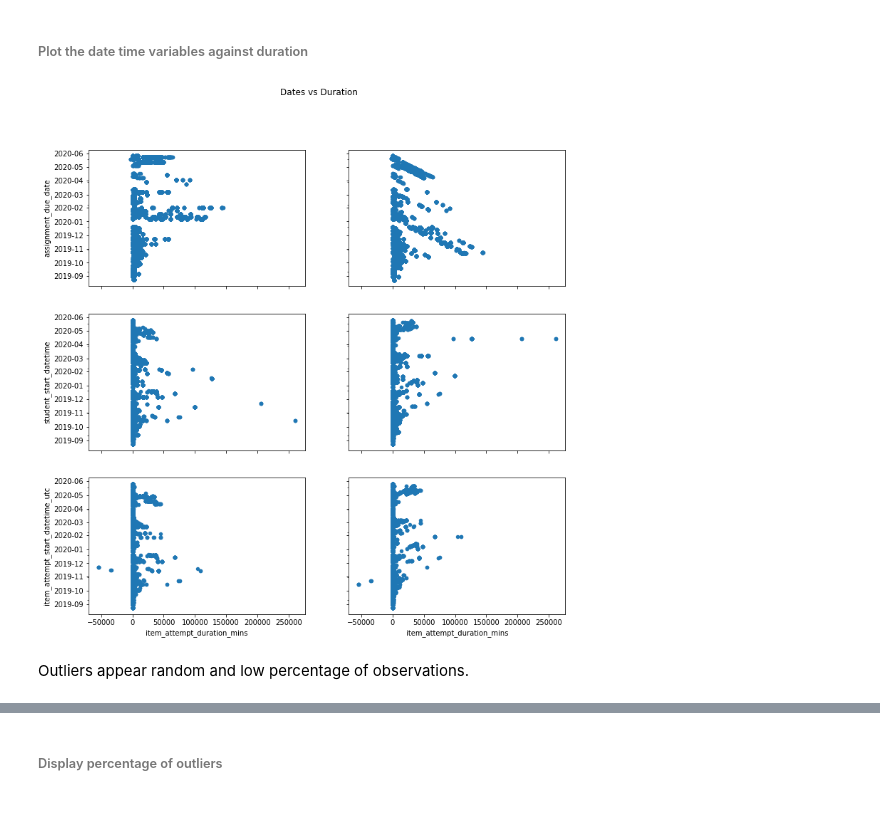
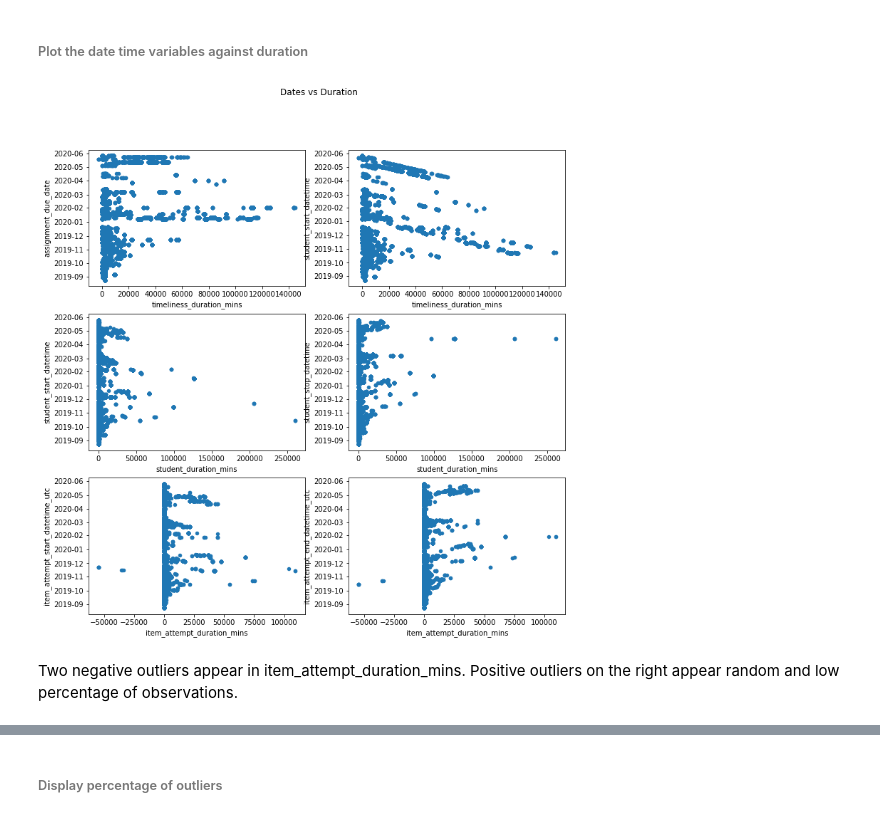
Before and after one commit to dlhinkley/c772-capstone-project, a Jupyter notebook: research-paper/02-data-preperation.ipynb, the cells around one changed output, grey strips where cells are left out. Drawn from its saved outputs; the diff is of its cells as text; code cells hidden in the pictures.

```diff
--- a/research-paper/02-data-preperation.ipynb
+++ b/research-paper/02-data-preperation.ipynb
@@ -57,20 +58,21 @@ All plots right skewed with a long tail
 ###### Plot the date time variables against duration
 # %%
 pdDf = studyDf.toPandas()
-fig, ax = plt.subplots(ncols=2, nrows=3, sharey=True, sharex=True ,figsize=(12,12))
+fig, ax = plt.subplots(ncols=2, nrows=3 ,figsize=(12,12))
 
 pdDf.plot('timeliness_duration_mins', 'assignment_due_date',    kind='scatter', ax=ax[0,0])
 pdDf.plot('timeliness_duration_mins', 'student_start_datetime', kind='scatter', ax=ax[0,1])
 
 pdDf.plot('student_duration_mins', 'student_start_datetime', kind='scatter', ax=ax[1,0])
 pdDf.plot('student_duration_mins', 'student_stop_datetime',  kind='scatter', ax=ax[1,1])
 
 pdDf.plot('item_attempt_duration_mins', 'item_attempt_start_datetime_utc', kind='scatter', ax=ax[2,0])
 pdDf.plot('item_attempt_duration_mins', 'item_attempt_end_datetime_utc',   kind='scatter', ax=ax[2,1])
 
 plt.suptitle("Dates vs Duration")
 plt.show()
 # %% [output]
-[figure, old version]
+[figure, new version]
 # %% [markdown]
-Outliers appear random and low percentage of observations.
+Two negative outliers appear in item_attempt_duration_mins.
+Positive outliers on the right appear random and low percentage of observations.
```
Also changed, not shown: parts of 16 cells of this notebook, 2 other files.
